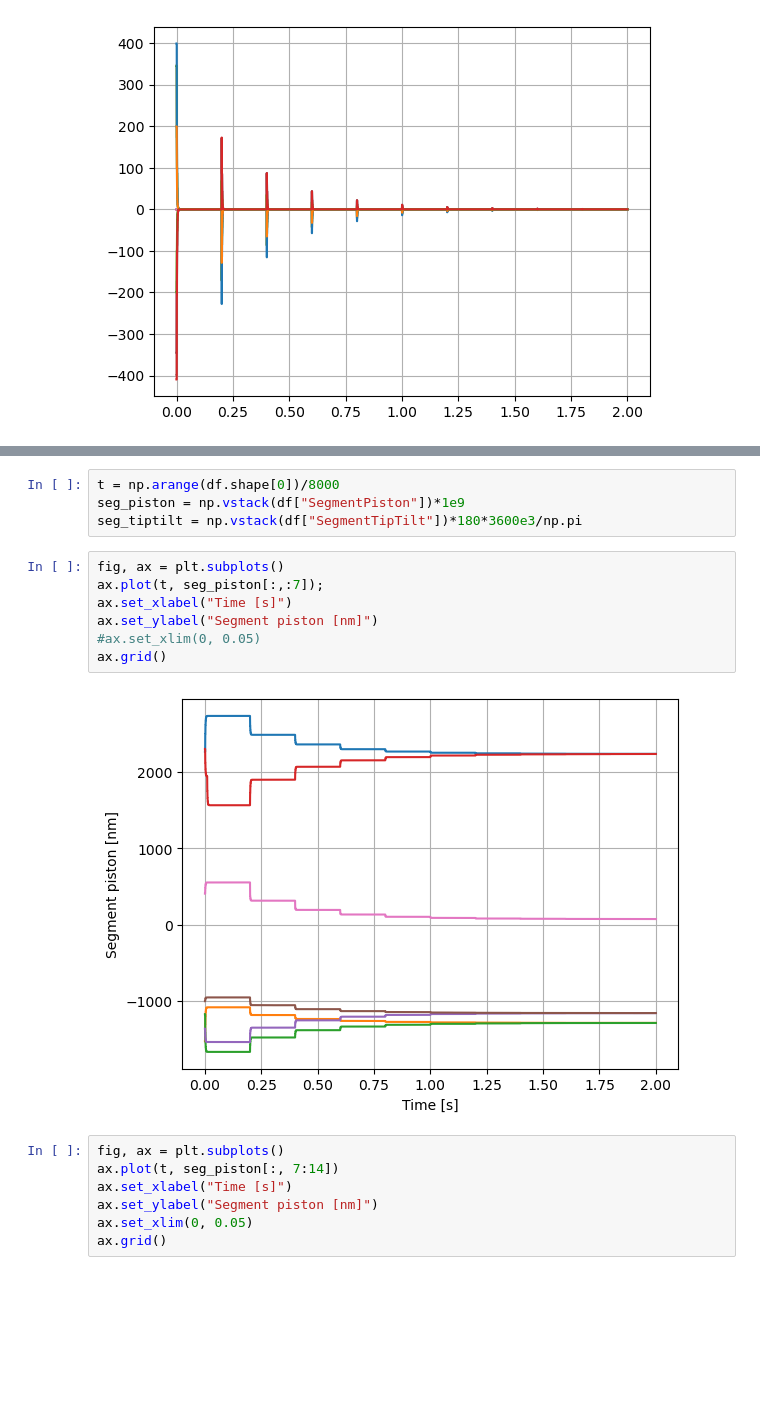
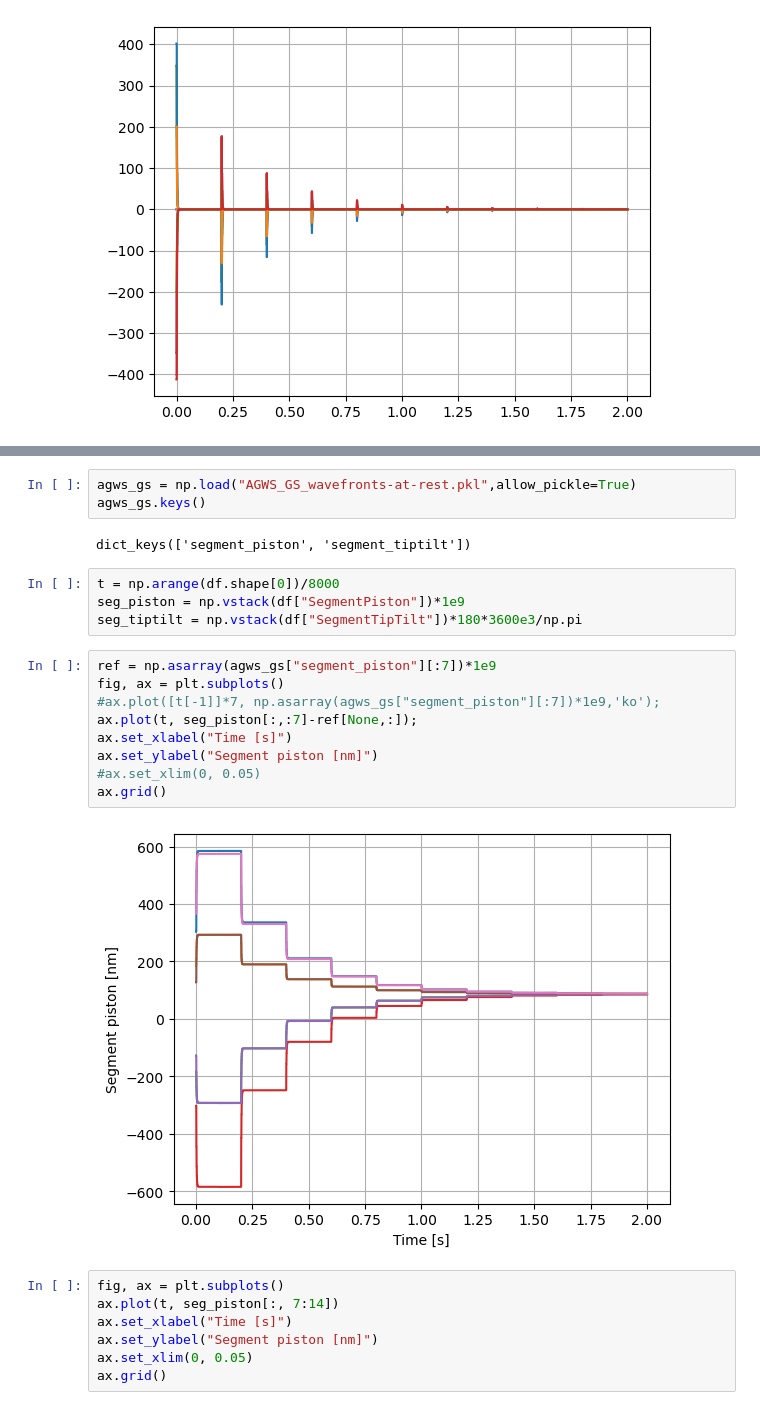
Before and after one commit to rodrigo-romano/dos-actors, a Jupyter notebook: grsim/active-optics/data/ngao.ipynb, the cells around one changed output, grey strips where cells are left out. Cells and saved outputs as stored; diff of their text form; blank space fills up the shorter version.

```diff
--- a/grsim/active-optics/data/ngao.ipynb
+++ b/grsim/active-optics/data/ngao.ipynb
@@ -108,17 +109,24 @@ df
 16003 rows × 4 columns
+# %%
+agws_gs = np.load("AGWS_GS_wavefronts-at-rest.pkl",allow_pickle=True)
+agws_gs.keys()
+# %% [output]
+dict_keys(['segment_piston', 'segment_tiptilt'])
 # %%
 t = np.arange(df.shape[0])/8000
 seg_piston = np.vstack(df["SegmentPiston"])*1e9
 seg_tiptilt = np.vstack(df["SegmentTipTilt"])*180*3600e3/np.pi
 # %%
+ref = np.asarray(agws_gs["segment_piston"][:7])*1e9
 fig, ax = plt.subplots()
-ax.plot(t, seg_piston[:,:7]);
+#ax.plot([t[-1]]*7, np.asarray(agws_gs["segment_piston"][:7])*1e9,'ko');
+ax.plot(t, seg_piston[:,:7]-ref[None,:]);
 ax.set_xlabel("Time [s]")
 ax.set_ylabel("Segment piston [nm]")
 #ax.set_xlim(0, 0.05)
 ax.grid()
 # %% [output]
-[figure, old version]
+[figure, new version]
 # %%
 fig, ax = plt.subplots()
 ax.plot(t, seg_piston[:, 7:14])
```
Also changed, not shown: parts of 10 cells of this notebook, 8 other files.
